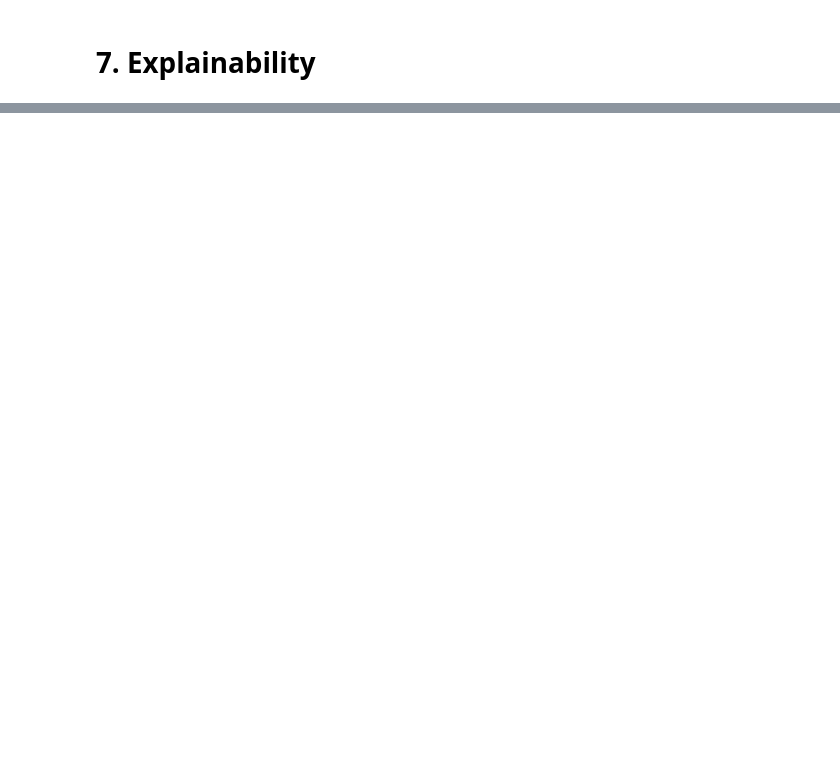
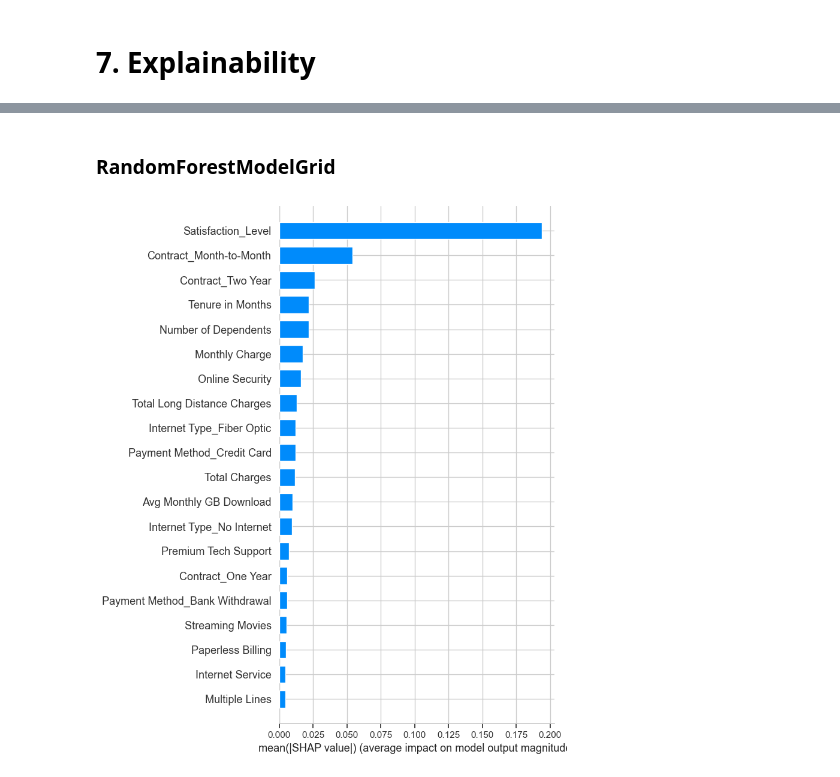
Before and after one commit to mcpoveda2/ProyectoFinalPython, a Jupyter notebook: projectFinal.ipynb, the cells around one changed output, grey strips where cells are left out. Drawn from its saved outputs; the diff is of its cells as text; code cells hidden in the pictures; blank space fills up the shorter version.

```diff
--- a/projectFinal.ipynb
+++ b/projectFinal.ipynb
@@ -1786,0 +1875,12 @@ shap.plots.waterfall(explanation[6,:,1], max_display=20)
+# %% [markdown]
+### RandomForestModelGrid
+# %%
+explainerRF = shap.TreeExplainer(RandomForestModelGrid)
+# %%
+# Generar las explicaciones (SHAP values)
+explanationRF = explainerRF(train_data[columnasModelo])#### SI se demora pueso usar el validacion
+# %%
+plt.figure(figsize=(20,8))
+shap.summary_plot(explanationRF.values[:,:,1], features=train_data[columnasModelo], plot_type="bar")
+# %% [output]
+[figure, added]
```
Also changed, not shown: parts of 28 cells of this notebook.
